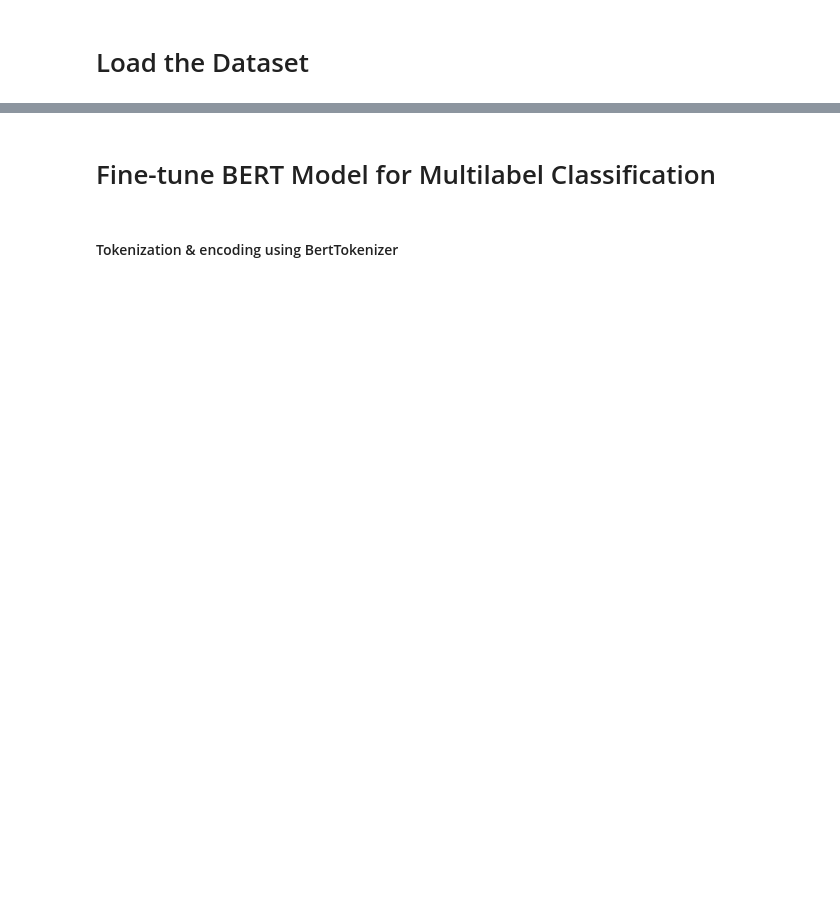
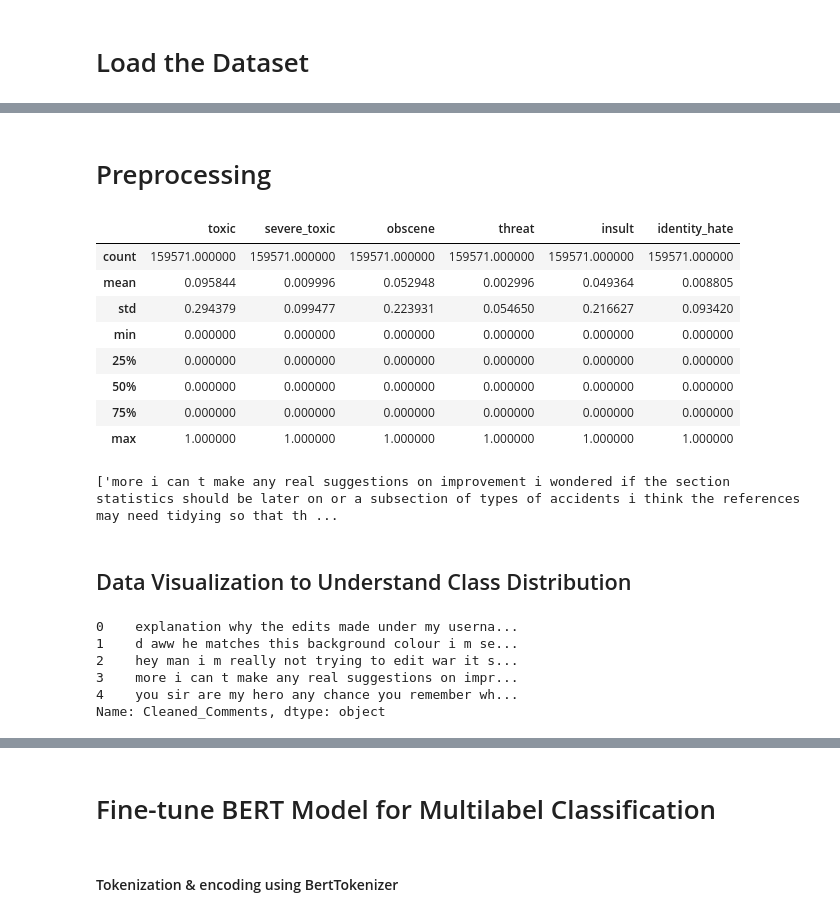
Before and after one commit to PawanKrGunjan/Natural-Language-Processing, a Jupyter notebook: Text Classification/toxic-comment-classification.ipynb, the cells around one changed output, grey strips where cells are left out. Drawn from its saved outputs; the diff is of its cells as text; code cells hidden in the pictures; blank space fills up the shorter version.

Commit message:
Kaggle Notebook | Toxic Comment Classification | Version 6

```diff
--- a/Text Classification/toxic-comment-classification.ipynb
+++ b/Text Classification/toxic-comment-classification.ipynb
@@ -186,0 +67,3 @@ test_texts, val_texts, test_labels, val_labels = train_test_split(
+# %%
+train = pd.read_csv("/kaggle/working/train.csv")
+train.sample(5)
@@ -186,0 +119,54 @@ test_texts, val_texts, test_labels, val_labels = train_test_split(
+# %% [markdown]
+# Preprocessing
+# %%
+train.describe()
+# %% [output]
+|  | toxic | severe_toxic | obscene | threat | insult | identity_hate |
+| count | 159571.000000 | 159571.000000 | 159571.000000 | 159571.000000 | 159571.000000 | 159571.000000 |
+| mean | 0.095844 | 0.009996 | 0.052948 | 0.002996 | 0.049364 | 0.008805 |
+| std | 0.294379 | 0.099477 | 0.223931 | 0.054650 | 0.216627 | 0.093420 |
+| min | 0.000000 | 0.000000 | 0.000000 | 0.000000 | 0.000000 | 0.000000 |
+| 25% | 0.000000 | 0.000000 | 0.000000 | 0.000000 | 0.000000 | 0.000000 |
+| 50% | 0.000000 | 0.000000 | 0.000000 | 0.000000 | 0.000000 | 0.000000 |
+| 75% | 0.000000 | 0.000000 | 0.000000 | 0.000000 | 0.000000 | 0.000000 |
+| max | 1.000000 | 1.000000 | 1.000000 | 1.000000 | 1.000000 | 1.000000 |
+# %%
+def clean_text(text):
+    # Remove HTML tags
+    text = re.sub(r'<[^>]+>', '', text)
+
+    # Remove web links
+    text = re.sub(r'http\S+|www\S+|https\S+', '', text)
+
+    # Remove special characters, punctuation marks, and numbers
+    text = re.sub(r'[^a-zA-Z\s]', ' ', text)
+
+    # Insert spaces between certain patterns (e.g., "ie", "eg")
+    text = re.sub(r'(\s)([iI][eE]|[eE][gG])(\s)', r' \2 ', text)
+
+    # Remove extra white spaces
+    text = " ".join(text.split())
+
+    return text.lower()
+
+# Example usage with the provided text
+texts = [
+    "\nMore\nI can't make any real suggestions on improvement - I wondered if the section statistics should be later on, or a subsection of 'types of accidents'  -I think the references may need tidying so that they are all in the exact same format ie date format etc I can do that later on, if no-one else does first - if you have any preferences for formatting style on references or want to do it yourself please let me know.\n\nThere appears to be a backlog on articles for review so I guess there may be a delay until a reviewer turns up. It's listed in the relevant form eg Wikipedia:Good_article_nominations#Transport"
+]
+
+cleaned_texts = [clean_text(text) for text in texts]
+print(cleaned_texts)
+# %% [output]
+['more i can t make any real suggestions on improvement i wondered if the section statistics should be later on or a subsection of types of accidents i think the references may need tidying so that th ...
+# %% [markdown]
+## Data Visualization to Understand Class Distribution
+# %%
+train['Cleaned_Comments'] = train['comment_text'].apply(clean_text)
+train['Cleaned_Comments'].head()
+# %% [output]
+0    explanation why the edits made under my userna...
+1    d aww he matches this background colour i m se...
+2    hey man i m really not trying to edit war it s...
+3    more i can t make any real suggestions on impr...
+4    you sir are my hero any chance you remember wh...
+Name: Cleaned_Comments, dtype: object
```
Also changed, not shown: parts of 57 cells of this notebook.
